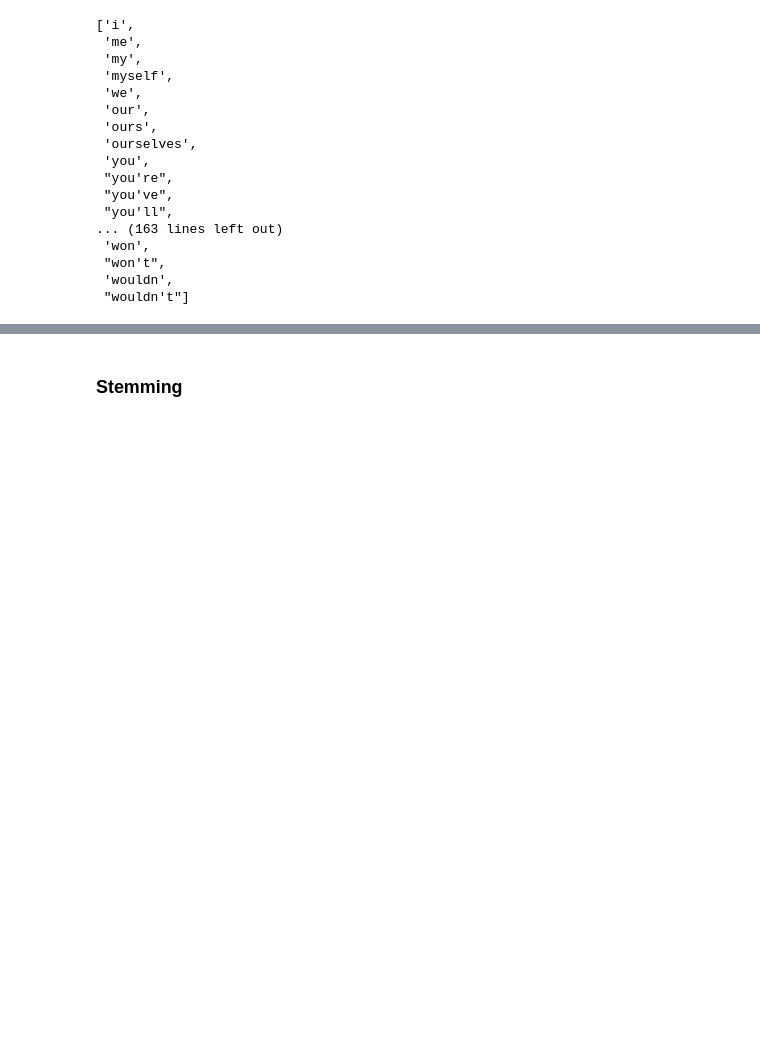
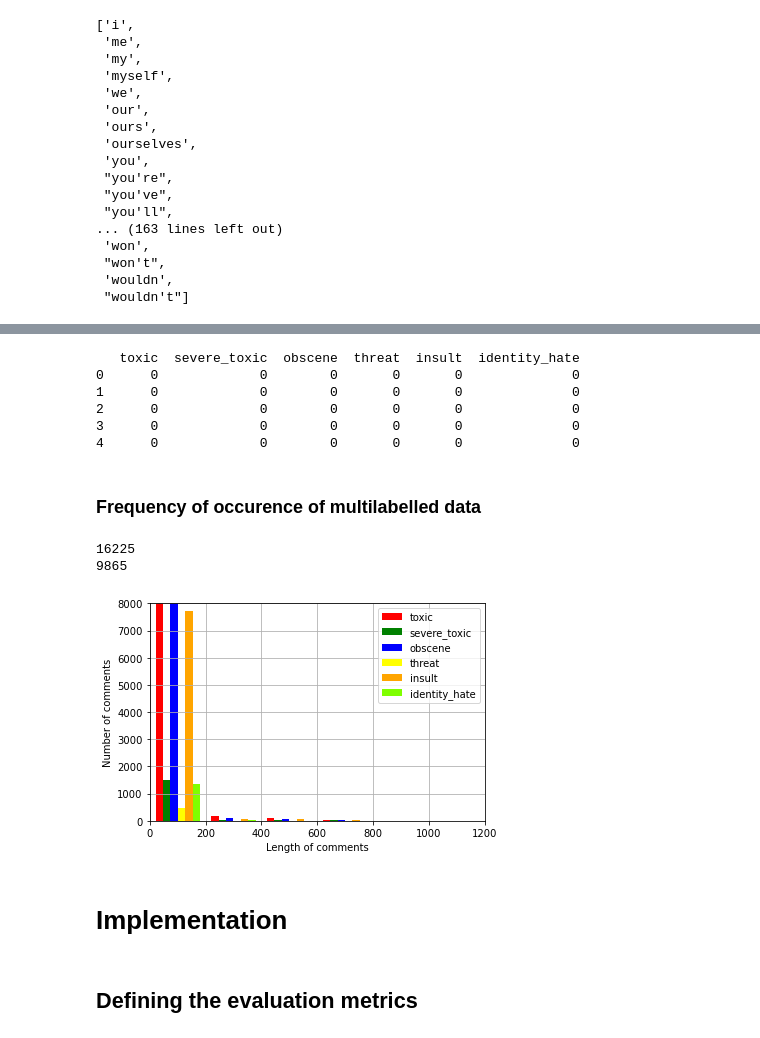
Before and after one commit to Sanskrita2001/hate-comment-classifier, a Jupyter notebook: Hate Comment Classifier.ipynb, the cells around one changed output, grey strips where cells are left out. Saved outputs shown, nothing was run; the diff lists cells and outputs as text; code cells hidden in the pictures; blank space fills up the shorter version.

```diff
--- a/Hate Comment Classifier.ipynb
+++ b/Hate Comment Classifier.ipynb
@@ -257,2 +419,56 @@ df.head(20)
+# %%
+label = df[['toxic', 'severe_toxic' , 'obscene' , 'threat' , 'insult' , 'identity_hate']]
+print(label.head())
+label = label.to_numpy()
+# %% [output]
+   toxic  severe_toxic  obscene  threat  insult  identity_hate
+0      0             0        0       0       0              0
+1      0             0        0       0       0              0
+2      0             0        0       0       0              0
+3      0             0        0       0       0              0
+4      0             0        0       0       0              0
+# %% [markdown]
+ ### Frequency of occurence of multilabelled data
+# %%
+ct1,ct2 = 0,0
+for i in range(label.shape[0]):
+    ct = np.count_nonzero(label[i])
+    if ct :
+        ct1 = ct1+1
+    if ct>1 :
+        ct2 = ct2+1
+print(ct1)
+print(ct2)
+# %% [output]
+16225
+9865
+# %%
+y = np.zeros(label.shape)
+for ix in range(comment.shape[0]):
+    l = len(comment[ix])
+    if label[ix][0] :
+        y[ix][0] = l
+    if label[ix][1] :
+        y[ix][1] = l
+    if label[ix][2] :
+        y[ix][2] = l
+    if label[ix][3] :
+        y[ix][3] = l
+    if label[ix][4] :
+        y[ix][4] = l
+    if label[ix][5] :
+        y[ix][5] = l
+
+labelsplt = ['toxic','severe_toxic','obscene','threat','insult','identity_hate']
+color = ['red','green','blue','yellow','orange','chartreuse']
+plt.hist(y,bins = bins,label = labelsplt,color = color)
+plt.axis([0, 1200, 0, 8000])
+plt.xlabel('Length of comments')
+plt.ylabel('Number of comments')
+plt.legend()
+plt.grid(True)
+plt.show()
+# %% [output]
+[figure, added]
 # %% [markdown]
-### Stemming
+# Implementation
@@ -268,0 +475,2 @@ porter_stemmer = PorterStemmer()
+# %% [markdown]
+## Defining the evaluation metrics
```
Also changed, not shown: parts of 35 cells of this notebook.
